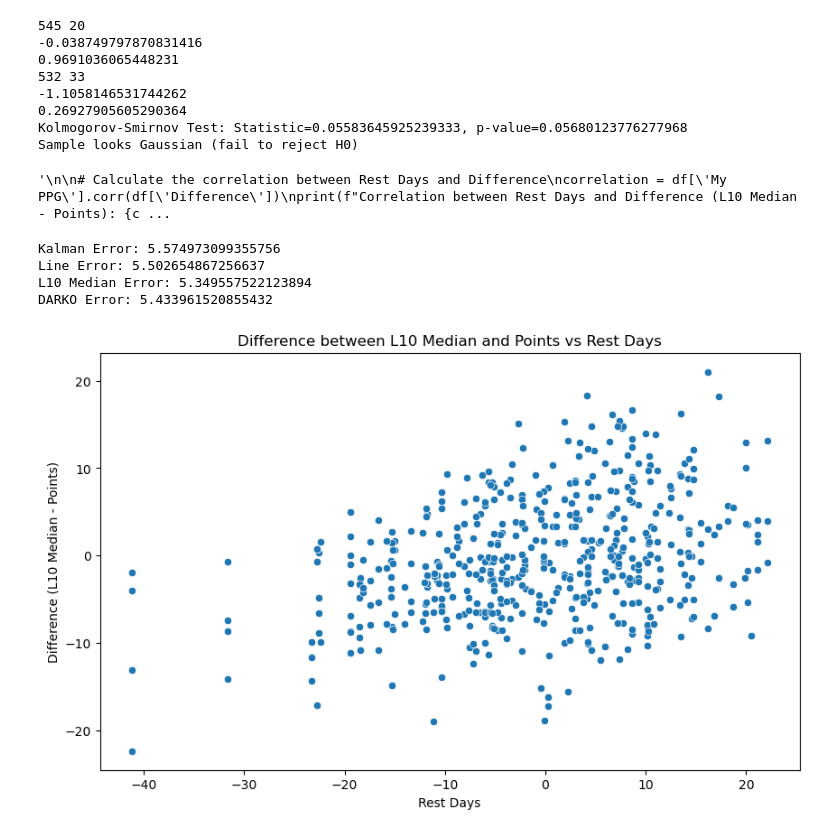
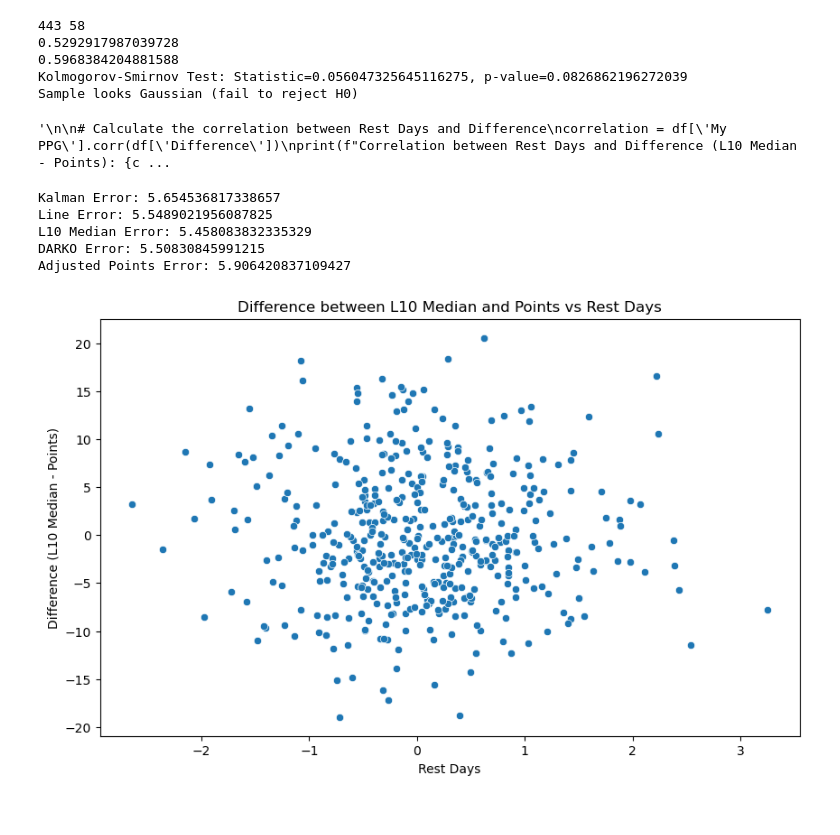
Before and after one commit to chessgoose/nba-ml-predictions, a Jupyter notebook: data_exploration.ipynb, the cells around one changed output. Drawn from its saved outputs; the diff is of its cells as text; code cells hidden in the pictures.

```diff
--- a/data_exploration.ipynb
+++ b/data_exploration.ipynb
@@ -69,7 +69,7 @@ plt.show()
 # Statitical difference between home and away games avarage?
 
 # Is there a significant difference between players that seem to be doing well recently
-cutoff = 1.5
+cutoff = 1
 points_home_0 = df[df["Recent T"] <= cutoff]["Difference"].values
 points_home_1 = df[df["Recent T"] > cutoff]["Difference"].values
 print(len(points_home_0), len(points_home_1))
@@ -78,16 +78,10 @@ print(t_stat)
 print(p_value)
 
 # Home and Away?
-days = 4
-points_home_0 = df[df["Rest Days"] <= days]["Difference"].values
-points_home_1 = df[df["Rest Days"] > days]["Difference"].values
-print(len(points_home_0), len(points_home_1))
-t_stat, p_value = ttest_ind(np.array(points_home_0), np.array(points_home_1))
-print(t_stat)
-print(p_value)
 
 # Kolmogorov-Smirnov Test
-data = np.array(df['DARKO Difference'])
+# slightly right skewed
+data = np.array(df['Points'])
 kstest_stat, kstest_p = kstest(data, 'norm', args=(np.mean(data), np.std(data)))
 print(f'Kolmogorov-Smirnov Test: Statistic={kstest_stat}, p-value={kstest_p}')
 if kstest_p > 0.05:
@@ -97,13 +91,17 @@ else:
 
 # Residuals are NOT normally distributed -- suggests that a Kalman filter purely applied cannot be the best option
 
+# Slight overprediction for home games
+"""
+points_home_0 = df[df["Home"] == 0]["Line Residual"].values
+points_home_1 = df[df["Home"] == 1]["Line Residual"].values
+print(len(points_home_0), len(points_home_1))
+t_stat, p_value = ttest_ind(np.array(points_home_0), np.array(points_home_1))
+print(t_stat)
+print(p_value)
+"""
 
 """
-
-# Calculate the correlation between Rest Days and Difference
-correlation = df['My PPG'].corr(df['Difference'])
-print(f"Correlation between Rest Days and Difference (L10 Median - Points): {correlation}")
-
 # Basic info and statistics
 print(df.info())
 print(df.describe())
@@ -132,13 +130,10 @@ sns.barplot(x='Home', y='OU Result', data=df)
 plt.show()
 """
 # %% [output]
-545 20
--0.038749797870831416
-0.9691036065448231
-532 33
--1.1058146531744262
-0.26927905605290364
-Kolmogorov-Smirnov Test: Statistic=0.05583645925239333, p-value=0.05680123776277968
+443 58
+0.5292917987039728
+0.5968384204881588
+Kolmogorov-Smirnov Test: Statistic=0.056047325645116275, p-value=0.0826862196272039
 Sample looks Gaussian (fail to reject H0)
 '\n\n# Calculate the correlation between Rest Days and Difference\ncorrelation = df[\'My PPG\'].corr(df[\'Difference\'])\nprint(f"Correlation between Rest Days and Difference (L10 Median - Points): {c ...
 # %%
@@ -147,32 +142,36 @@ print(f"Kalman Error: {mean_absolute_error(df['Points'], df['Kalman'])}")
 print(f"Line Error: {mean_absolute_error(df['Points'], df['L10 Median'])}")
 print(f"L10 Median Error: {mean_absolute_error(df['Points'], df['Line'])}")
 print(f"DARKO Error: {mean_absolute_error(df['Points'], df['DARKO'])}")
+print(f"Adjusted Points Error: {mean_absolute_error(df['Points'], df['Adjusted Points'])}")
+
 #5.46 with median, 0.98
 # with median, 0.99
 #5.476 with mean, 0.98
 #5.41 with mean, 0.98
 #5.486 with mean, 0.99
 
-# L10 Median is a LESS BIASED estimator of the median of points than the line itself LMFAO
+# L10 Median is a LESS BIASED estimator of the median of points than the line itself
+# best unbiased estimator is L10 Median, but it doesn't get the side
 # %% [output]
-Kalman Error: 5.574973099355756
-Line Error: 5.502654867256637
-L10 Median Error: 5.349557522123894
-DARKO Error: 5.433961520855432
+Kalman Error: 5.654536817338657
+Line Error: 5.5489021956087825
+L10 Median Error: 5.458083832335329
+DARKO Error: 5.50830845991215
+Adjusted Points Error: 5.906420837109427
 # %%
 
 # Plot the difference against Rest Days
 plt.figure(figsize=(10, 6))
-sns.scatterplot(data=df, x='Relative Performance', y='DARKO Difference')
+sns.scatterplot(data=df, x='Recent T', y='DARKO Difference')
 plt.title('Difference between L10 Median and Points vs Rest Days')
 plt.xlabel('Rest Days')
 plt.ylabel('Difference (L10 Median - Points)')
 plt.show()
 
 # Relative performance vs team performance
 # We should really be seeing a PARABOLIC trend -- player performance is maximized if it is a close game (i.e. points = -10 to 10) and minimized otherwise (points = 20 and above)
 # %% [output]
-[figure, old version]
+[figure, new version]
 # %%
 # Histograms
 df.hist(bins=30, figsize=(10, 10))
```
Also changed, not shown: parts of 3 cells of this notebook, 10 other files.
